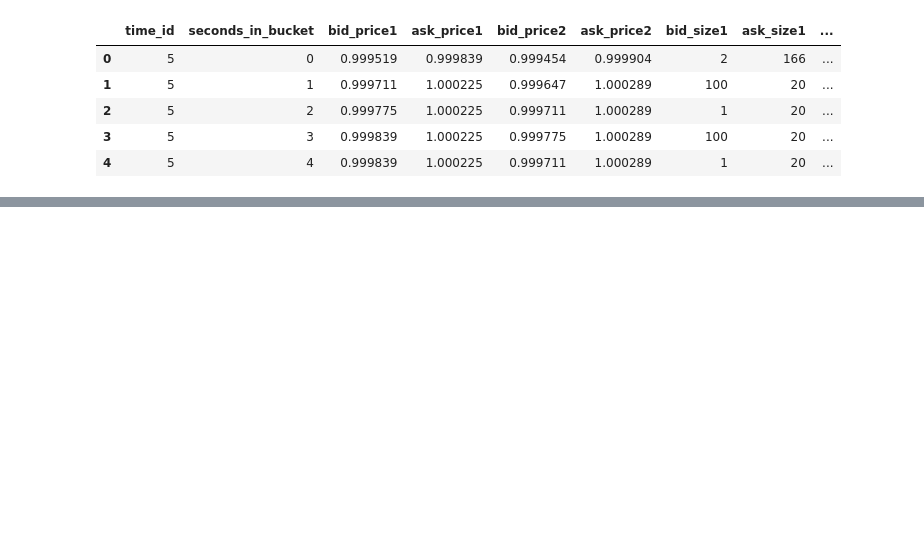
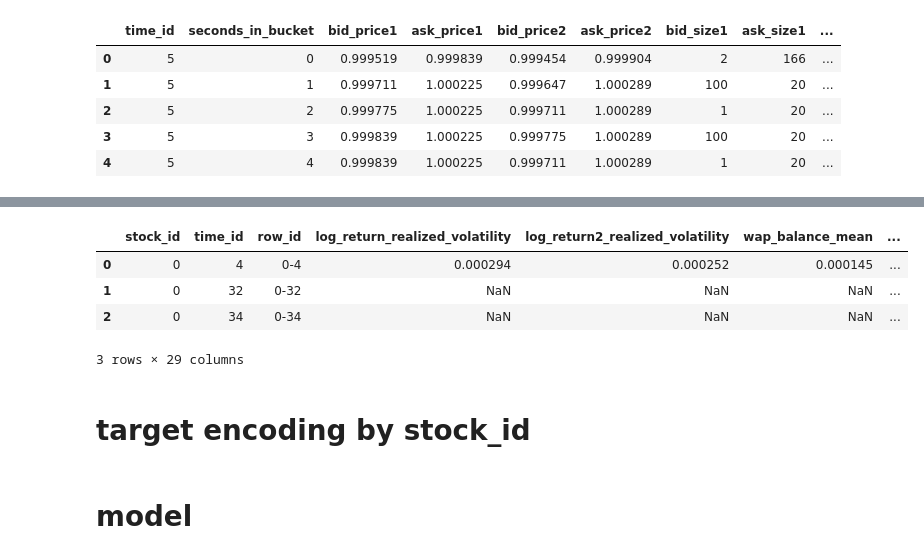
Before and after one commit to ko-ya346/volatility_prediction, a Jupyter notebook: notebok/02_.ipynb, the cells around one changed output, grey strips where cells are left out. Cells and saved outputs as stored; diff of their text form; code cells hidden in the pictures; blank space fills up the shorter version.

```diff
--- a/notebok/02_.ipynb
+++ b/notebok/02_.ipynb
@@ -120,0 +177,36 @@ def preprocessor_book(file_path):
+# %%
+def preprocessor(data_dir, list_stock_ids, is_train=True):
+    from joblib import Parallel, delayed  # parallel computing to save time
+
+    df = pd.DataFrame()
+
+    def for_joblib(stock_id):
+        if is_train:
+            file_path_book = os.path.join(
+                data_dir, f"book_train.parquet/stock_id={stock_id}"
+            )
+            file_path_trade = os.path.join(
+                data_dir, f"trade_train.parquet/stock_id={stock_id}"
+            )
+        else:
+            file_path_book = os.path.join(
+                data_dir, f"book_test.parquet/stock_id={stock_id}"
+            )
+            file_path_trade = os.path.join(
+                data_dir, f"trade_test.parquet/stock_id={stock_id}"
+            )
+
+        df_tmp = pd.merge(
+            preprocessor_book(file_path_book),
+            preprocessor_trade(file_path_trade),
+            on="row_id",
+            how="left",
+        )
+        return pd.concat([df, df_tmp])
+
+    df = Parallel(n_jobs=-1, verbose=1)(
+        delayed(for_joblib)(stock_id) for stock_id in list_stock_ids
+    )
+
+    df = pd.concat(df, ignore_index=True)
+    return df
@@ -137,0 +340,7 @@ Index(['log_return_realized_volatility', 'log_return2_realized_volatility',
+# %%
+test = pd.read_csv(os.path.join(INPUT_DIR, "test.csv"))
+test_ids = test.stock_id.unique()
+# %%
+%%time
+df_test = preprocessor(INPUT_DIR, list_stock_ids=test_ids, is_train=False)
+df_test = test.merge(df_test, on=["row_id"], how="left")
@@ -137,0 +352,10 @@ Index(['log_return_realized_volatility', 'log_return2_realized_volatility',
+# %%
+df_test
+# %% [output]
+|  | stock_id | time_id | row_id | log_return_realized_volatility | log_return2_realized_volatility | wap_balance_mean | ... |
+| 0 | 0 | 4 | 0-4 | 0.000294 | 0.000252 | 0.000145 | ... |
+| 1 | 0 | 32 | 0-32 | NaN | NaN | NaN | ... |
+| 2 | 0 | 34 | 0-34 | NaN | NaN | NaN | ... |
+3 rows × 29 columns
+# %% [markdown]
+# target encoding by stock_id
@@ -137,0 +384,2 @@ Index(['log_return_realized_volatility', 'log_return2_realized_volatility',
+# %% [markdown]
+# model
```
Also changed, not shown: parts of 30 cells of this notebook, 1 other file.
